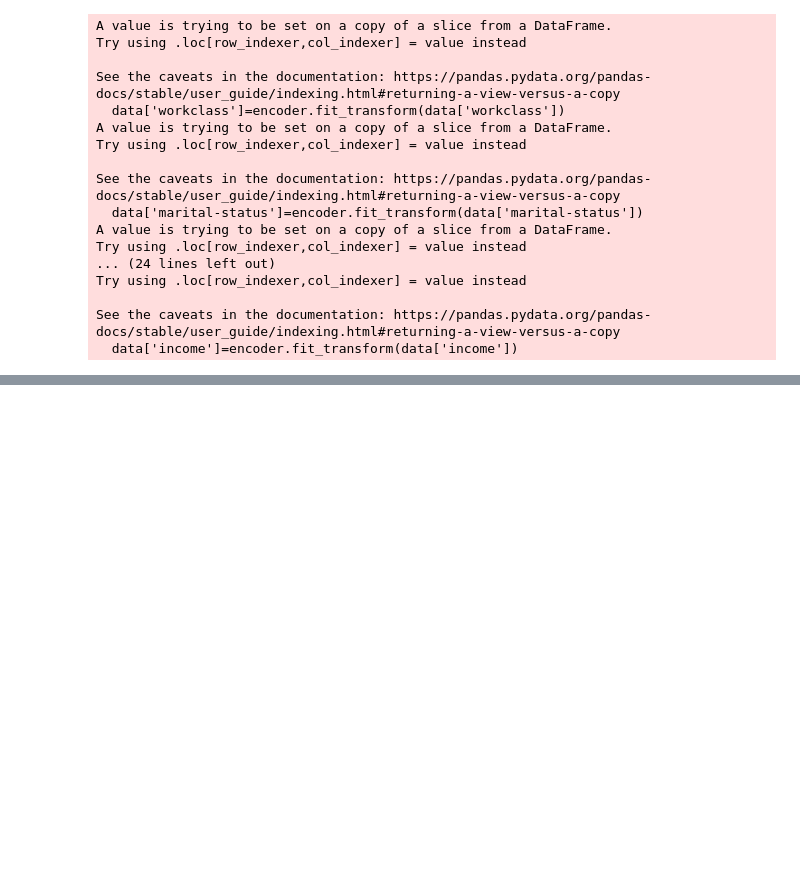
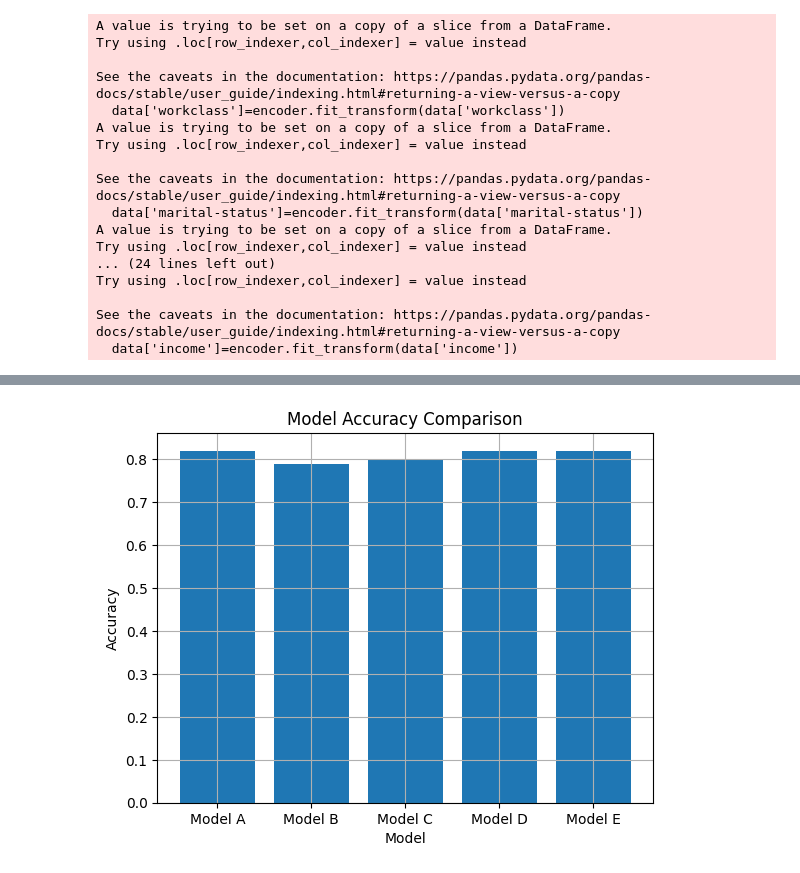
Before and after one commit to farrakhnizam786/salary_prediction-model-using-machine-learning-IBM-internship-, a Jupyter notebook: Employee_salary_pridiction.ipynb, the cells around one changed output, grey strips where cells are left out. Saved outputs shown, nothing was run; the diff lists cells and outputs as text; code cells hidden in the pictures; blank space fills up the shorter version.

```diff
--- a/Employee_salary_pridiction.ipynb
+++ b/Employee_salary_pridiction.ipynb
@@ -413,0 +616,20 @@ x
+# %%
+import matplotlib.pyplot as plt
+
+# Example data (replace with your actual model results)
+result = {
+    "Model A": 0.82,
+    "Model B": 0.79,
+    "Model C": 0.80,
+    "Model D": 0.82,
+    "Model E": 0.82,
+}
+
+plt.bar(result.keys(), result.values())
+plt.xlabel('Model')
+plt.ylabel('Accuracy')
+plt.title('Model Accuracy Comparison')
+plt.grid(True)
+plt.show()
+# %% [output]
+[figure, added]
```
Also changed, not shown: parts of 39 cells of this notebook.
